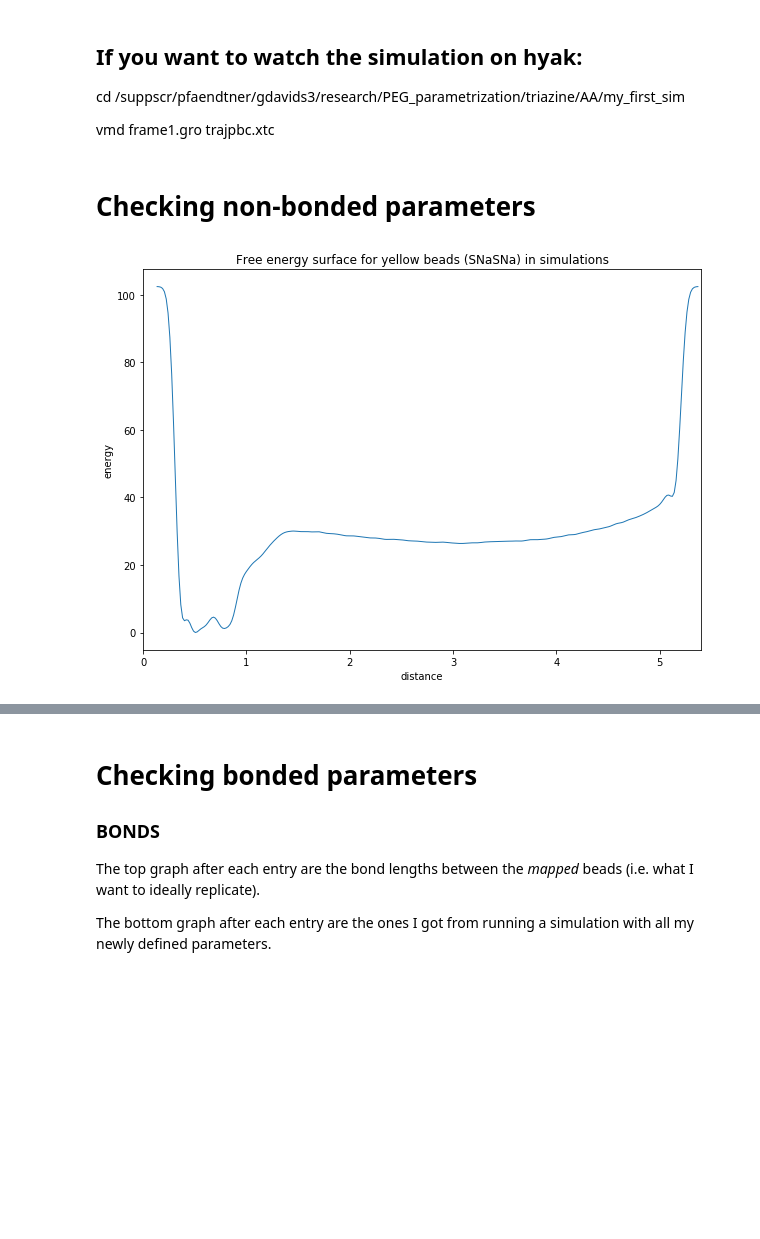
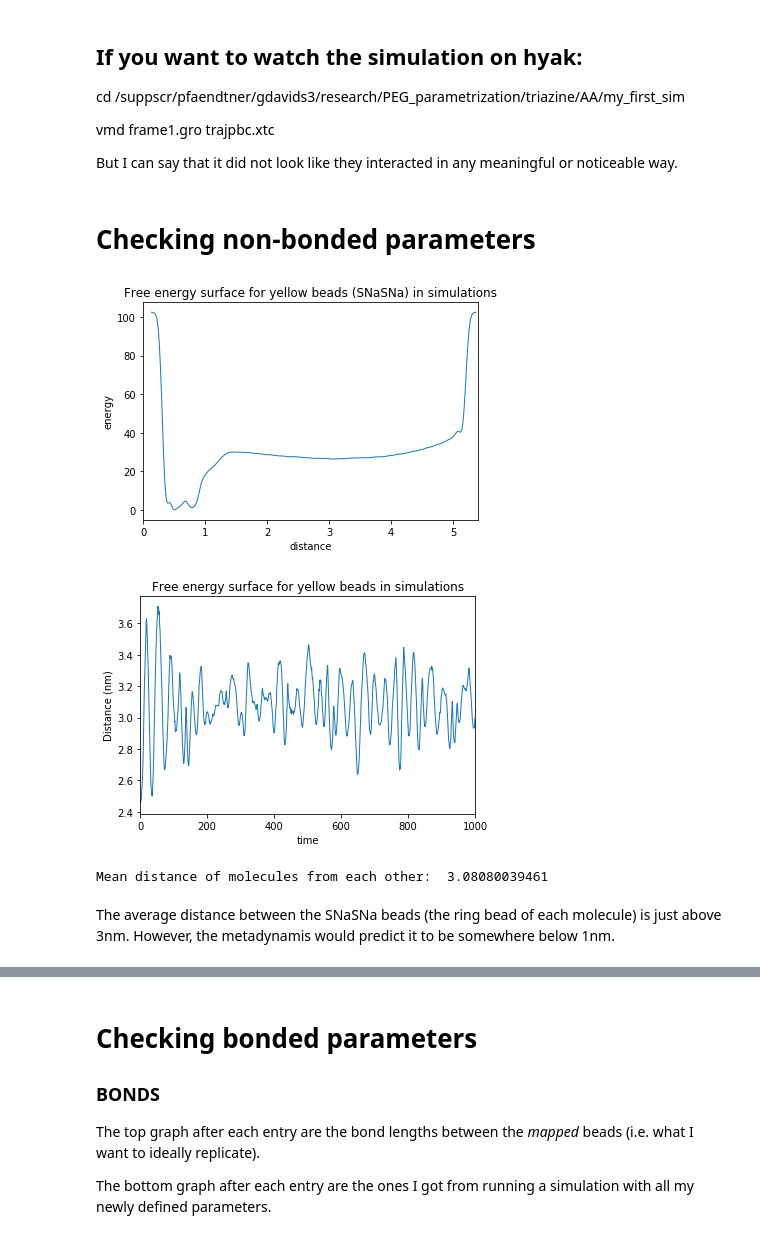
Before and after one commit to garrettd2225/Triazine-project, a Jupyter notebook: First_simulation.ipynb, the cells around one changed output, grey strips where cells are left out. Cells and saved outputs as stored; diff of their text form; code cells hidden in the pictures; blank space fills up the shorter version.

```diff
--- a/First_simulation.ipynb
+++ b/First_simulation.ipynb
@@ -75,17 +75,34 @@ def making_me_angles(angle,direct,unit):
 cd /suppscr/pfaendtner/gdavids3/research/PEG_parametrization/triazine/AA/my_first_sim
 
 vmd frame1.gro trajpbc.xtc
+
+
+
+But I can say that it did not look like they interacted in any meaningful or noticeable way.
 # %% [markdown]
 # Checking non-bonded parameters
 # %%
 data1=pd.read_csv('files/fes6.dat',skiprows=5,names=['distance','energy','error'],delim_whitespace=True)
-plt.figure(figsize=(10,7))
+#plt.figure(figsize=(10,7))
 plt.plot(data1['distance'],data1['energy'], lw=1)
 plt.xlabel('distance')
 plt.ylabel('energy')
 plt.title('Free energy surface for yellow beads (SNaSNa) in simulations')
 plt.xlim([0,5.4])
 plt.show()
+
+data2=pd.read_csv('files/DISTANCES_1sim',delim_whitespace=True,header=0,skipinitialspace=True)
+plt.plot(data2['time'],data2['d_SNaSNa_1'], lw=1)
+plt.xlabel('time')
+plt.ylabel('Distance (nm)')
+plt.title('Free energy surface for yellow beads in simulations')
+plt.xlim([0,1000])
+plt.show()
+print('Mean distance of molecules from each other: ', np.mean(data2['d_SNaSNa_1']))
 # %% [output]
-[figure, old version]
+[figure, new version]
+[figure, added]
+Mean distance of molecules from each other:  3.08080039461
+# %% [markdown]
+The average distance between the SNaSNa beads (the ring bead of each molecule) is just above 3nm. However, the metadynamis would predict it to be somewhere below 1nm.
 # %%
```
Also changed, not shown: parts of 1 cell of this notebook.
